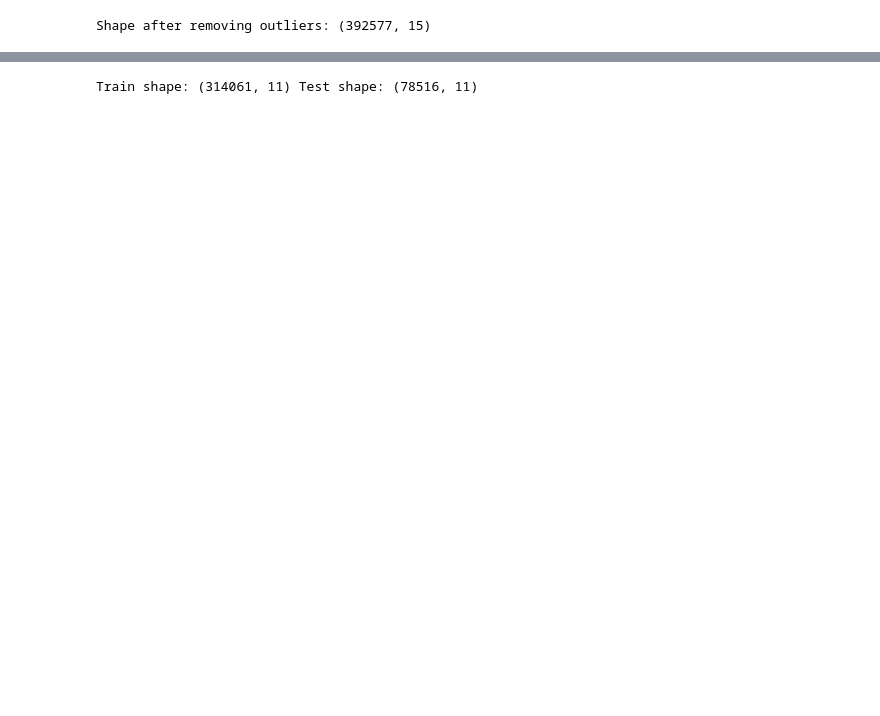
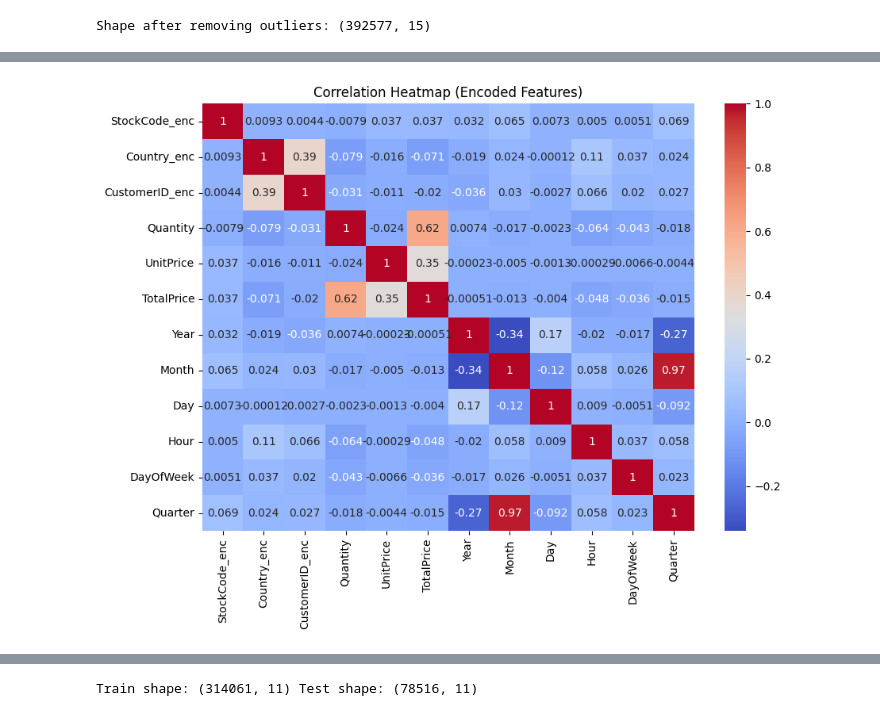
Before and after one commit to atique-ahmad-01/ecommerce-sales-analysis-prediction, a Jupyter notebook: notebooks/regression_model.ipynb, the cells around one changed output, grey strips where cells are left out. Drawn from its saved outputs; the diff is of its cells as text; code cells hidden in the pictures; blank space fills up the shorter version.

```diff
--- a/notebooks/regression_model.ipynb
+++ b/notebooks/regression_model.ipynb
@@ -58,0 +82,8 @@ df.head()
+# %%
+encoded_cols = ['StockCode_enc', 'Country_enc', 'CustomerID_enc', 'Quantity', 'UnitPrice', 'TotalPrice', 'Year', 'Month', 'Day', 'Hour', 'DayOfWeek', 'Quarter']
+plt.figure(figsize=(10,7))
+sns.heatmap(df[encoded_cols].corr(), annot=True, cmap="coolwarm")
+plt.title("Correlation Heatmap (Encoded Features)")
+plt.show()
+# %% [output]
+[figure, added]
```
Also changed, not shown: parts of 18 cells of this notebook, 16 other files.
